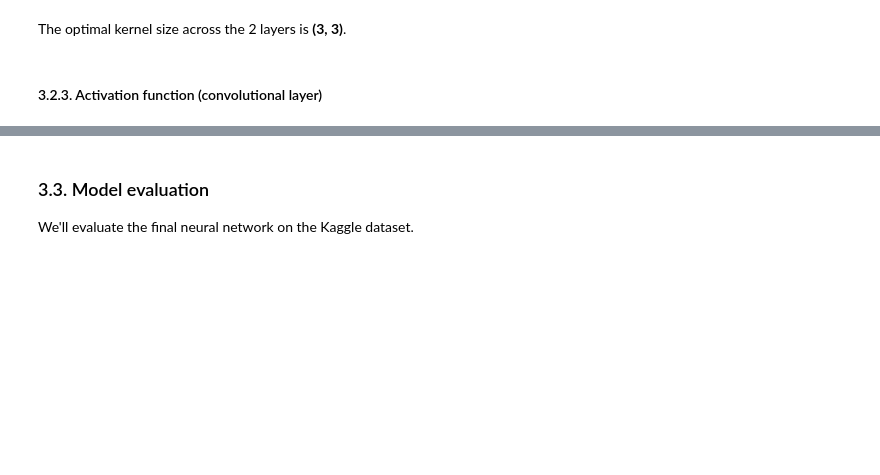
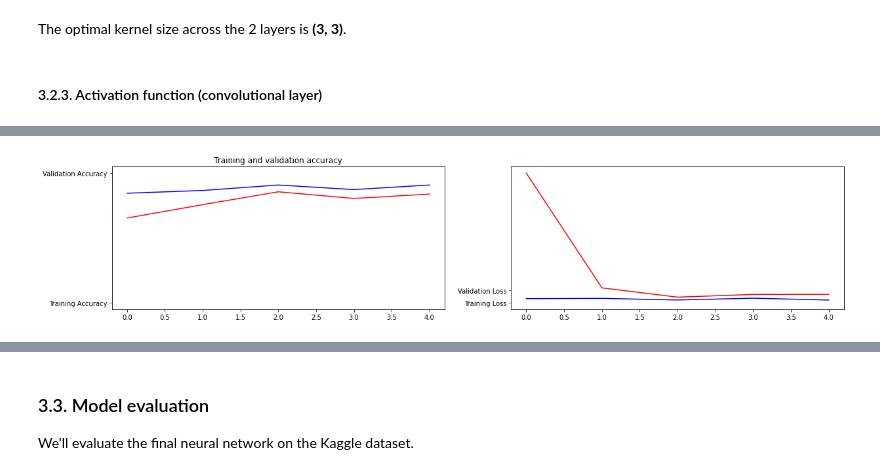
Before and after one commit to sabinagio/do-you-see-what-AI-see, a Jupyter notebook: 3-simple-CNN-model.ipynb, the cells around one changed output, grey strips where cells are left out. Cells and saved outputs as stored; diff of their text form; code cells hidden in the pictures; blank space fills up the shorter version.

Commit message:
Add activation functions & nodes tuning

```diff
--- a/3-simple-CNN-model.ipynb
+++ b/3-simple-CNN-model.ipynb
@@ -211,7 +211,7 @@ We'll now try to optimize our two-layer neural network which we'll then test on
 # %%
 # Create function to personalize hyperparameters for the chosen architecture
 def create_model(filter_1=32, filter_2=64, kernel=(3, 3), activation_conv='relu', neurons=512, activation_dense='relu', \
-                 optimizer=tf.keras.optimizers.RMSprop(learning_rate=0.001), loss="binary_crossentropy", epochs=5):
+                 optimizer=tf.keras.optimizers.RMSprop(learning_rate=0.001), loss="binary_crossentropy"):
   two_layer_model = tf.keras.Sequential([
     tf.keras.layers.Conv2D(filter_1, kernel, input_shape=(178, 178, 3), activation=activation_conv),
     tf.keras.layers.MaxPool2D(2, 2),
@@ -225,7 +225,7 @@ def create_model(filter_1=32, filter_2=64, kernel=(3, 3), activation_conv='relu'
   two_layer_model.compile(optimizer=optimizer,loss=loss, metrics=['accuracy'])
 
   history = two_layer_model.fit(train_gen,
-                      epochs=epochs,
+                      epochs=5,
                       verbose=1,
                       validation_data=val_gen)
 
@@ -443,3 +443,7 @@ Epoch 5/5
 The optimal kernel size across the 2 layers is **(3, 3)**.
 # %% [markdown]
 #### 3.2.3. Activation function (convolutional layer)
+# %%
+history = create_model(activation_conv='elu')
+visualize_results(history)
+# %% [output]
@@ -445,0 +460 @@ The optimal kernel size across the 2 layers is **(3, 3)**.
+[figure, added]
```
Also changed, not shown: parts of 26 cells of this notebook.
